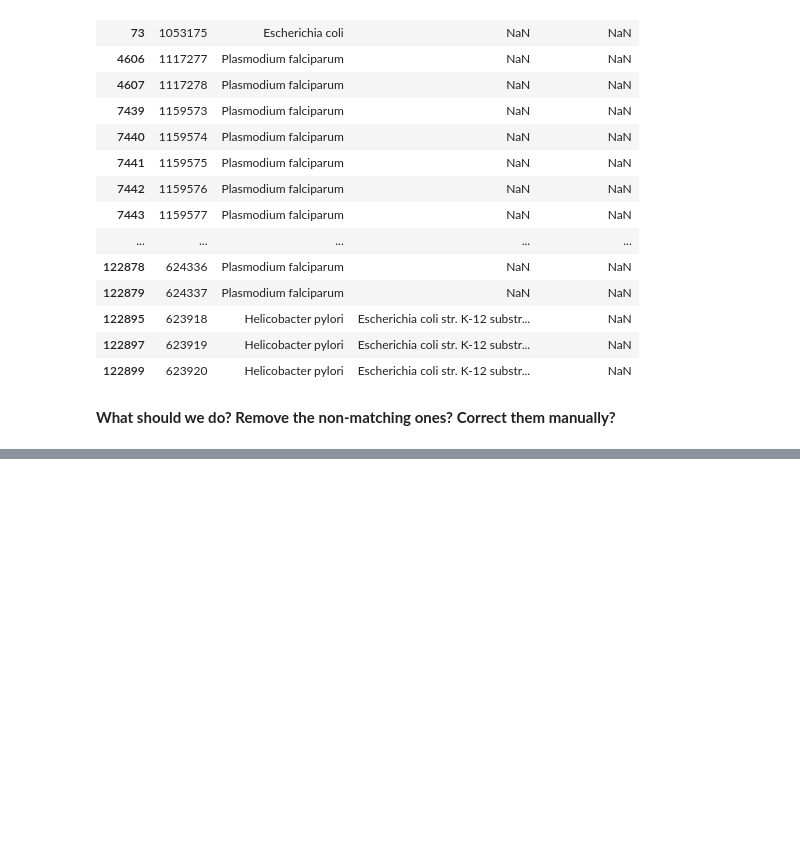
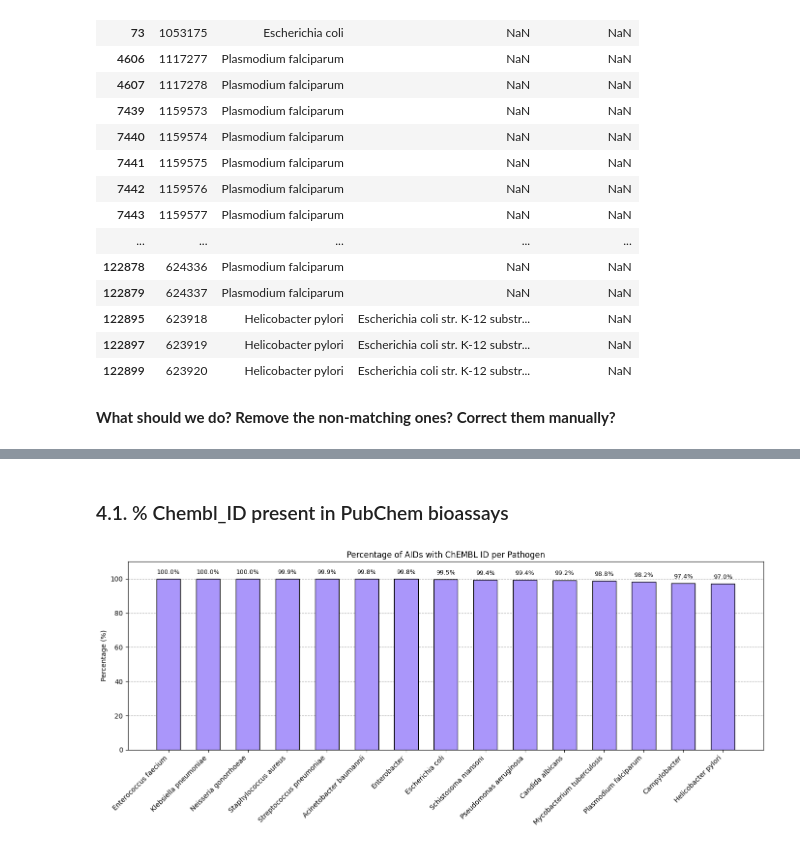
Before and after one commit to ersilia-os/pubchem-antimicrobial-tasks, a Jupyter notebook: notebooks/001_pathogens_of_interest_taxid.ipynb, the cells around one changed output, grey strips where cells are left out. Saved outputs shown, nothing was run; the diff lists cells and outputs as text; code cells hidden in the pictures; blank space fills up the shorter version.

Commit message:
% chembl ID

```diff
--- a/notebooks/001_pathogens_of_interest_taxid.ipynb
+++ b/notebooks/001_pathogens_of_interest_taxid.ipynb
@@ -1239,0 +1244,3 @@ with pd.option_context('display.max_rows', None, 'display.max_colwidth', None):
+# %%
+aids = pd.read_csv(DATA_PROCESSED / "07_filtered_aids_metadata.csv")
+aids.head()
@@ -1239,0 +1254,50 @@ with pd.option_context('display.max_rows', None, 'display.max_colwidth', None):
+# %% [markdown]
+### 4.1. % Chembl_ID present in PubChem bioassays
+# %%
+# 1. Filter rows with ChEMBL IDs
+aids_with_chembl = aids[aids["ChEMBL_ID"].notna()]
+
+# 2. Group total AIDs and AIDs with ChEMBL by pathogen
+total_aids = aids.groupby("Pathogen")["AID"].nunique().reset_index(name="Total_AIDs")
+with_chembl = aids_with_chembl.groupby("Pathogen")["AID"].nunique().reset_index(name="AIDs_with_ChEMBL")
+
+# 3. Merge and compute percentage
+summary = total_aids.merge(with_chembl, on="Pathogen", how="left")
+summary["AIDs_with_ChEMBL"] = summary["AIDs_with_ChEMBL"].fillna(0).astype(int)
+summary["Percent_ChEMBL_IDs"] = 100 * summary["AIDs_with_ChEMBL"] / summary["Total_AIDs"]
+
+# Optional: sort
+summary = summary.sort_values("Percent_ChEMBL_IDs", ascending=False).reset_index(drop=True)
+# %%
+# Data
+labels = summary["Pathogen"].values
+percent_chembl = summary["Percent_ChEMBL_IDs"].values
+
+N = len(labels)
+x = np.arange(N)
+
+# Plot settings
+bar_width = 0.6
+color_chembl = "#AA96FA"
+
+plt.figure(figsize=(14, 6))
+
+bars = plt.bar(x, percent_chembl, width=bar_width,
+               color=color_chembl, ec="black", zorder=2,
+               label="% AIDs with ChEMBL ID")
+
+# Add labels on top
+for i in range(N):
+    plt.text(x[i], percent_chembl[i] + 2, f"{percent_chembl[i]:.1f}%",
+             ha='center', va='bottom', fontsize=9, zorder=3)
+
+# Aesthetics
+plt.xticks(x, labels, rotation=45, ha="right")
+plt.ylabel("Percentage (%)")
+plt.ylim(0, 110)
+plt.title("Percentage of AIDs with ChEMBL ID per Pathogen")
+plt.grid(axis="y", linestyle="--", zorder=1)
+plt.tight_layout()
+plt.show()
+# %% [output]
+[figure, added]
```
Also changed, not shown: parts of 3 cells of this notebook.
